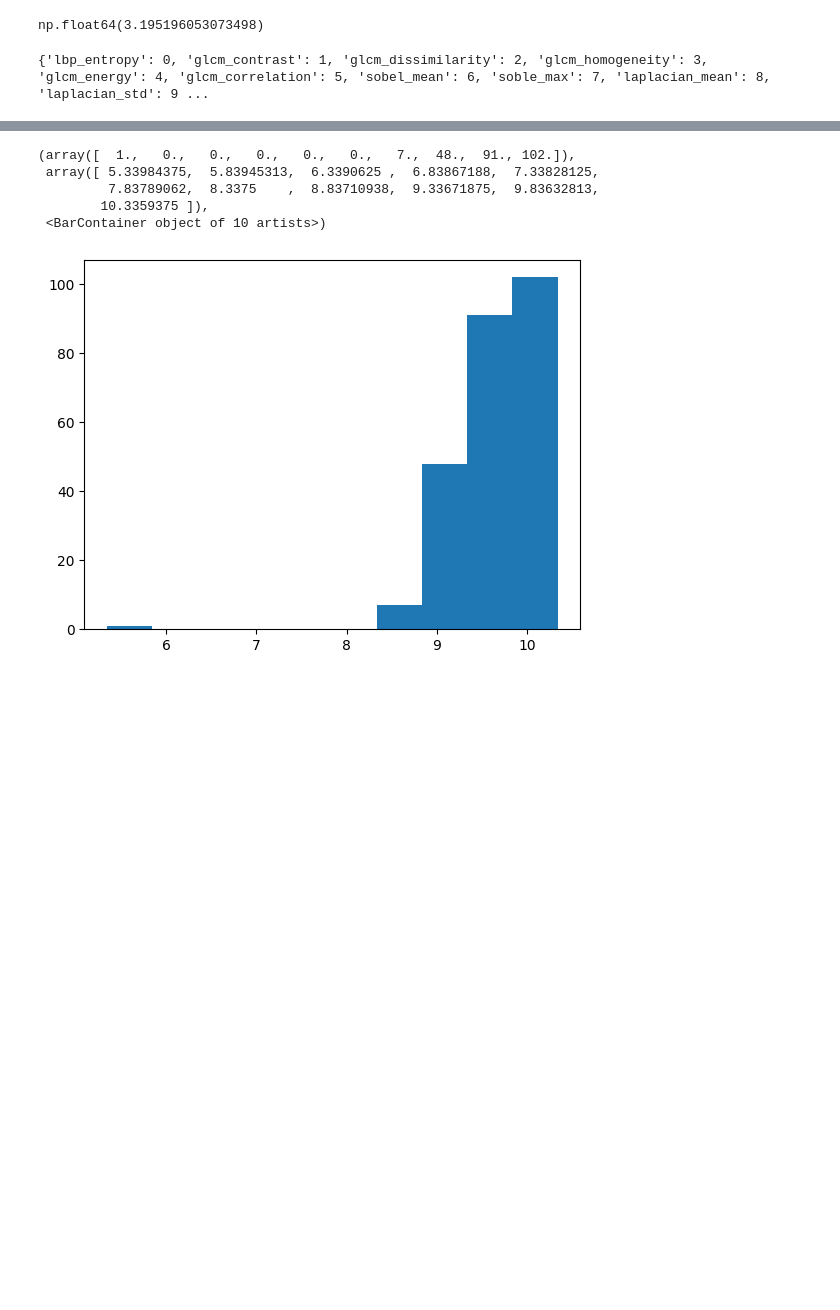
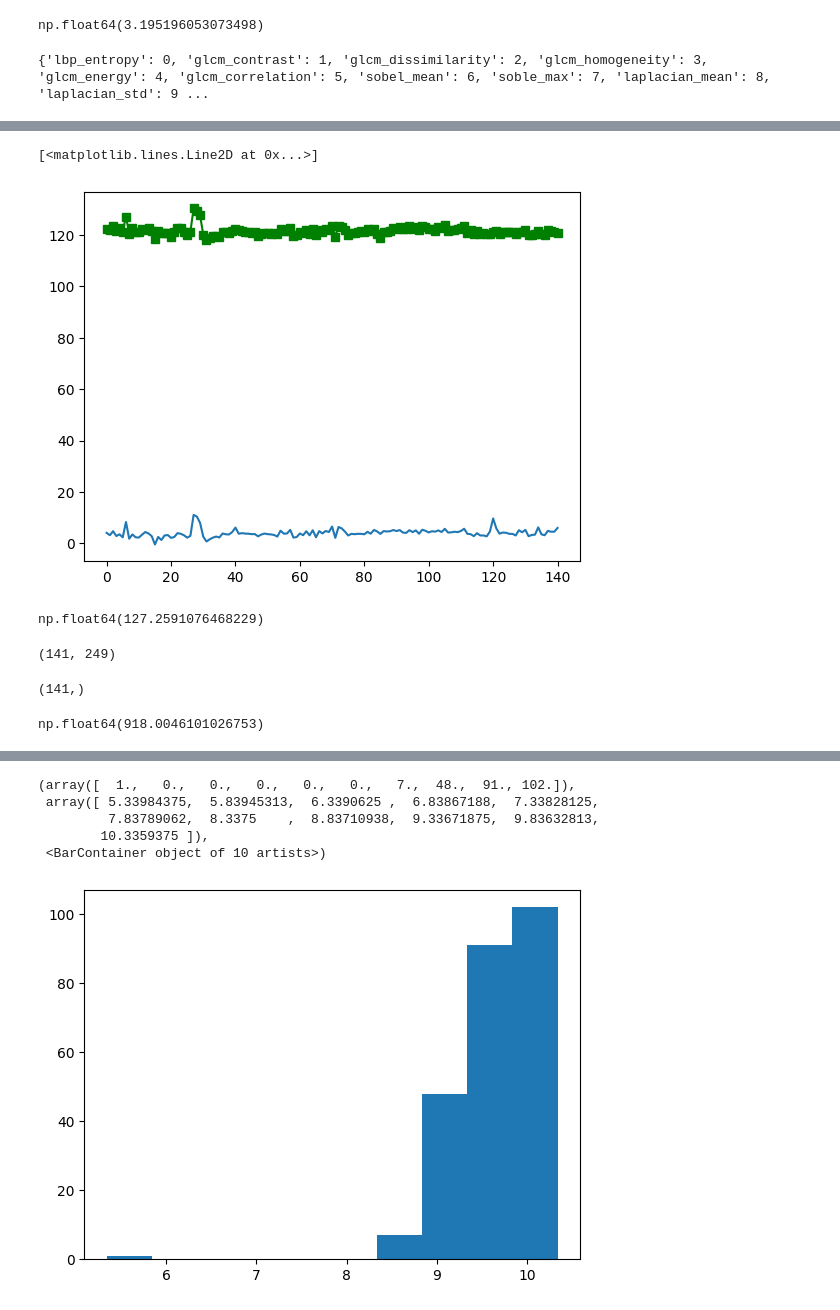
Before and after one commit to pawel21/Computer_vision_for_MAGIC, a Jupyter notebook: notebooks/create_baseline.ipynb, the cells around one changed output, grey strips where cells are left out. Saved outputs shown, nothing was run; the diff lists cells and outputs as text; code cells hidden in the pictures; blank space fills up the shorter version.

```diff
--- a/notebooks/create_baseline.ipynb
+++ b/notebooks/create_baseline.ipynb
@@ -225,3 +216,26 @@ plt.plot(f_matrix[:, 150, feat_id], 'rx-')
+# %%
+norm_feat = f_matrix[:, 70, feat_id] - f_matrix[:, :, feat_id].mean(axis=1)
+plt.plot(f_matrix[:, 70, feat_id], 'gs-')
+plt.plot(norm_feat)
+# %% [output]
+[<matplotlib.lines.Line2D at 0x...>]
+[figure, added]
+# %%
+f_matrix[:, 60, feat_id].std()
+# %% [output]
+np.float64(127.2591076468229)
+# %%
+f_matrix[:, :, 2].shape
+# %% [output]
+(141, 249)
+# %%
+f_matrix[:, :, 2].mean(axis=1).shape
+# %% [output]
+(141,)
+# %%
+f_matrix[:, :, feat_id].mean(a)
+# %% [output]
+np.float64(918.0046101026753)
 # %%
 feat_id = feat_names_dict['glcm_contrast']
 plt.plot(f_matrix[:, 70, feat_id], 'gs-')
```
Also changed, not shown: parts of 12 cells of this notebook, 3 other files.
